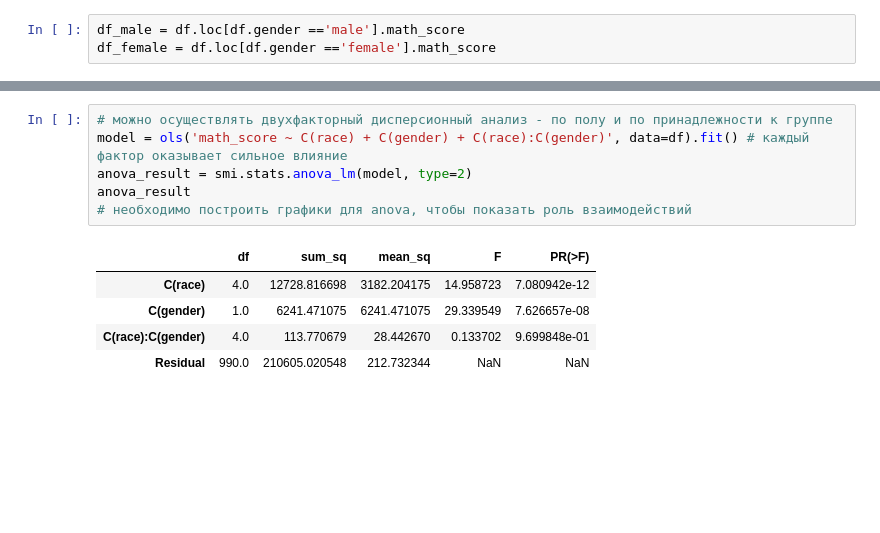
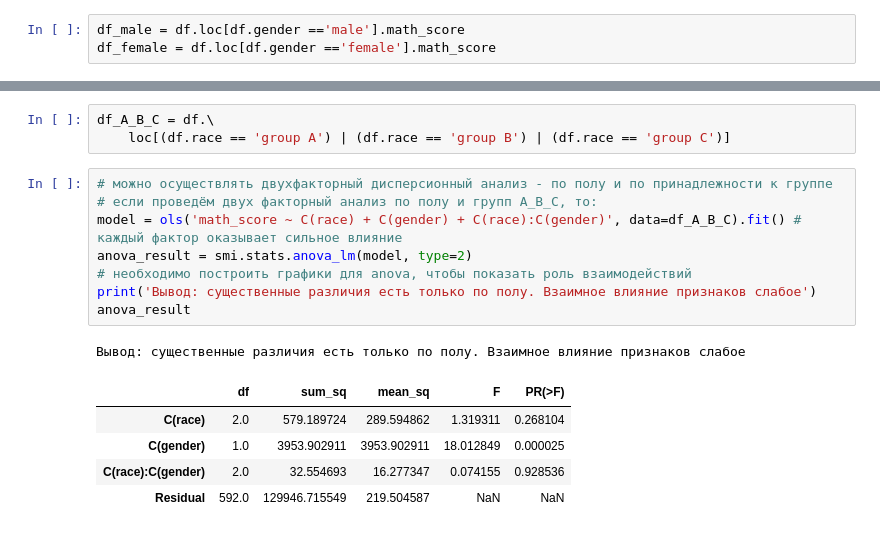
Before and after one commit to AlexTmbMifi/ML-Projects.-Statistics, a Jupyter notebook: StudentAnalys.ipynb, the cells around one changed output, grey strips where cells are left out. Drawn from its saved outputs; the diff is of its cells as text; blank space fills up the shorter version.

```diff
--- a/StudentAnalys.ipynb
+++ b/StudentAnalys.ipynb
@@ -242,12 +290,18 @@ print(f_statistic, p_value)
+# %%
+df_A_B_C = df.\
+    loc[(df.race == 'group A') | (df.race == 'group B') | (df.race == 'group C')]
 # %%
 # можно осуществлять двухфакторный дисперсионный анализ - по полу и по принадлежности к группе
-model = ols('math_score ~ C(race) + C(gender) + C(race):C(gender)', data=df).fit() # каждый фактор оказывает сильное влияние
+# если проведём двух факторный анализ по полу и групп A_B_C, то:
+model = ols('math_score ~ C(race) + C(gender) + C(race):C(gender)', data=df_A_B_C).fit() # каждый фактор оказывает сильное влияние
 anova_result = smi.stats.anova_lm(model, type=2)
+# необходимо построить графики для anova, чтобы показать роль взаимодействий
+print('Вывод: существенные различия есть только по полу. Взаимное влияние признаков слабое')
 anova_result
-# необходимо построить графики для anova, чтобы показать роль взаимодействий
 # %% [output]
+Вывод: существенные различия есть только по полу. Взаимное влияние признаков слабое
 |  | df | sum_sq | mean_sq | F | PR(>F) |
-| C(race) | 4.0 | 12728.816698 | 3182.204175 | 14.958723 | 7.080942e-12 |
-| C(gender) | 1.0 | 6241.471075 | 6241.471075 | 29.339549 | 7.626657e-08 |
-| C(race):C(gender) | 4.0 | 113.770679 | 28.442670 | 0.133702 | 9.699848e-01 |
-| Residual | 990.0 | 210605.020548 | 212.732344 | NaN | NaN |
+| C(race) | 2.0 | 579.189724 | 289.594862 | 1.319311 | 0.268104 |
+| C(gender) | 1.0 | 3953.902911 | 3953.902911 | 18.012849 | 0.000025 |
+| C(race):C(gender) | 2.0 | 32.554693 | 16.277347 | 0.074155 | 0.928536 |
+| Residual | 592.0 | 129946.715549 | 219.504587 | NaN | NaN |
```
Also changed, not shown: parts of 25 cells of this notebook.
